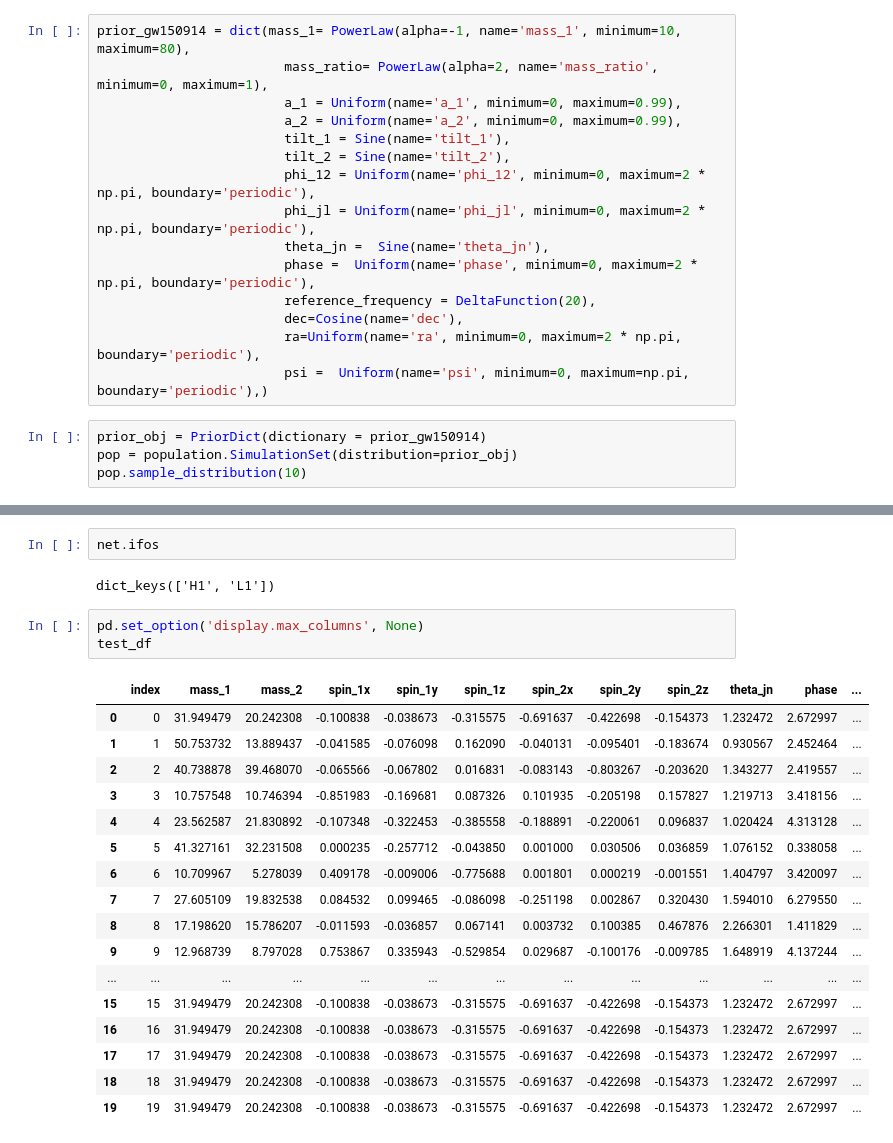
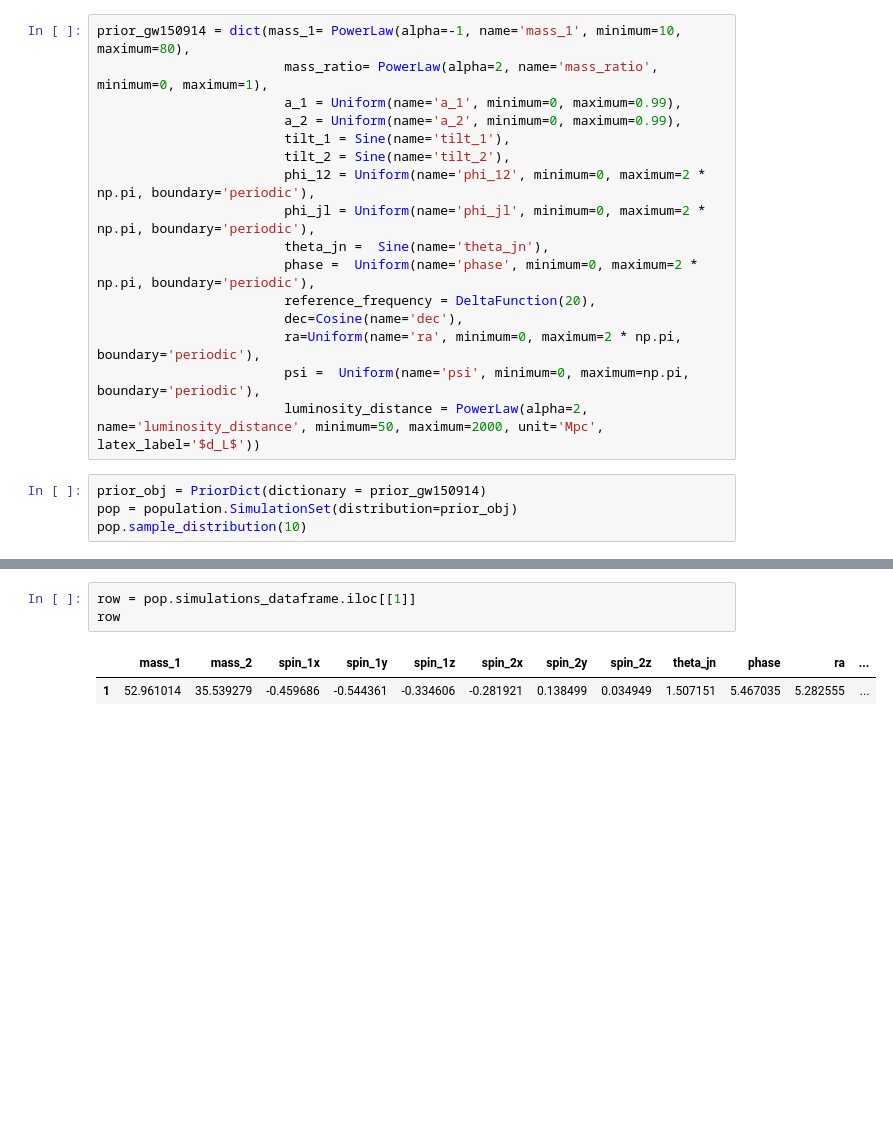
Before and after one commit to danielahyano/ligo-summer-2022, a Jupyter notebook: week_5/test_calc_snrs_sky.ipynb, the cells around one changed output, grey strips where cells are left out. Drawn from its saved outputs; the diff is of its cells as text; blank space fills up the shorter version.

Commit message:
updated tests for new sifce functions

```diff
--- a/week_5/test_calc_snrs_sky.ipynb
+++ b/week_5/test_calc_snrs_sky.ipynb
@@ -30,7 +31,8 @@ prior_gw150914 = dict(mass_1= PowerLaw(alpha=-1, name='mass_1', minimum=10, maxi
                         reference_frequency = DeltaFunction(20),
                         dec=Cosine(name='dec'),
                         ra=Uniform(name='ra', minimum=0, maximum=2 * np.pi, boundary='periodic'),
-                        psi =  Uniform(name='psi', minimum=0, maximum=np.pi, boundary='periodic'),)
+                        psi =  Uniform(name='psi', minimum=0, maximum=np.pi, boundary='periodic'),
+                        luminosity_distance = PowerLaw(alpha=2, name='luminosity_distance', minimum=50, maximum=2000, unit='Mpc', latex_label='$d_L$'))
 # %%
 prior_obj = PriorDict(dictionary = prior_gw150914)
 pop = population.SimulationSet(distribution=prior_obj)
@@ -62,25 +67,6 @@ WARNING: IERSWarning: failed to download https://datacenter.iers.org/data/9/fina
-# %%
-net.ifos
-# %% [output]
-dict_keys(['H1', 'L1'])
 # %%
-pd.set_option('display.max_columns', None)
-test_df
+row = pop.simulations_dataframe.iloc[[1]]
+row
 # %% [output]
-|  | index | mass_1 | mass_2 | spin_1x | spin_1y | spin_1z | spin_2x | spin_2y | spin_2z | theta_jn | phase | ... |
-| 0 | 0 | 31.949479 | 20.242308 | -0.100838 | -0.038673 | -0.315575 | -0.691637 | -0.422698 | -0.154373 | 1.232472 | 2.672997 | ... |
-| 1 | 1 | 50.753732 | 13.889437 | -0.041585 | -0.076098 | 0.162090 | -0.040131 | -0.095401 | -0.183674 | 0.930567 | 2.452464 | ... |
-| 2 | 2 | 40.738878 | 39.468070 | -0.065566 | -0.067802 | 0.016831 | -0.083143 | -0.803267 | -0.203620 | 1.343277 | 2.419557 | ... |
-| 3 | 3 | 10.757548 | 10.746394 | -0.851983 | -0.169681 | 0.087326 | 0.101935 | -0.205198 | 0.157827 | 1.219713 | 3.418156 | ... |
-| 4 | 4 | 23.562587 | 21.830892 | -0.107348 | -0.322453 | -0.385558 | -0.188891 | -0.220061 | 0.096837 | 1.020424 | 4.313128 | ... |
-| 5 | 5 | 41.327161 | 32.231508 | 0.000235 | -0.257712 | -0.043850 | 0.001000 | 0.030506 | 0.036859 | 1.076152 | 0.338058 | ... |
-| 6 | 6 | 10.709967 | 5.278039 | 0.409178 | -0.009006 | -0.775688 | 0.001801 | 0.000219 | -0.001551 | 1.404797 | 3.420097 | ... |
-| 7 | 7 | 27.605109 | 19.832538 | 0.084532 | 0.099465 | -0.086098 | -0.251198 | 0.002867 | 0.320430 | 1.594010 | 6.279550 | ... |
-| 8 | 8 | 17.198620 | 15.786207 | -0.011593 | -0.036857 | 0.067141 | 0.003732 | 0.100385 | 0.467876 | 2.266301 | 1.411829 | ... |
-| 9 | 9 | 12.968739 | 8.797028 | 0.753867 | 0.335943 | -0.529854 | 0.029687 | -0.100176 | -0.009785 | 1.648919 | 4.137244 | ... |
-| ... | ... | ... | ... | ... | ... | ... | ... | ... | ... | ... | ... | ... |
-| 15 | 15 | 31.949479 | 20.242308 | -0.100838 | -0.038673 | -0.315575 | -0.691637 | -0.422698 | -0.154373 | 1.232472 | 2.672997 | ... |
-| 16 | 16 | 31.949479 | 20.242308 | -0.100838 | -0.038673 | -0.315575 | -0.691637 | -0.422698 | -0.154373 | 1.232472 | 2.672997 | ... |
-| 17 | 17 | 31.949479 | 20.242308 | -0.100838 | -0.038673 | -0.315575 | -0.691637 | -0.422698 | -0.154373 | 1.232472 | 2.672997 | ... |
-| 18 | 18 | 31.949479 | 20.242308 | -0.100838 | -0.038673 | -0.315575 | -0.691637 | -0.422698 | -0.154373 | 1.232472 | 2.672997 | ... |
-| 19 | 19 | 31.949479 | 20.242308 | -0.100838 | -0.038673 | -0.315575 | -0.691637 | -0.422698 | -0.154373 | 1.232472 | 2.672997 | ... |
+|  | mass_1 | mass_2 | spin_1x | spin_1y | spin_1z | spin_2x | spin_2y | spin_2z | theta_jn | phase | ra | ... |
+| 1 | 52.961014 | 35.539279 | -0.459686 | -0.544361 | -0.334606 | -0.281921 | 0.138499 | 0.034949 | 1.507151 | 5.467035 | 5.282555 | ... |
```
Also changed, not shown: parts of 6 cells of this notebook.
